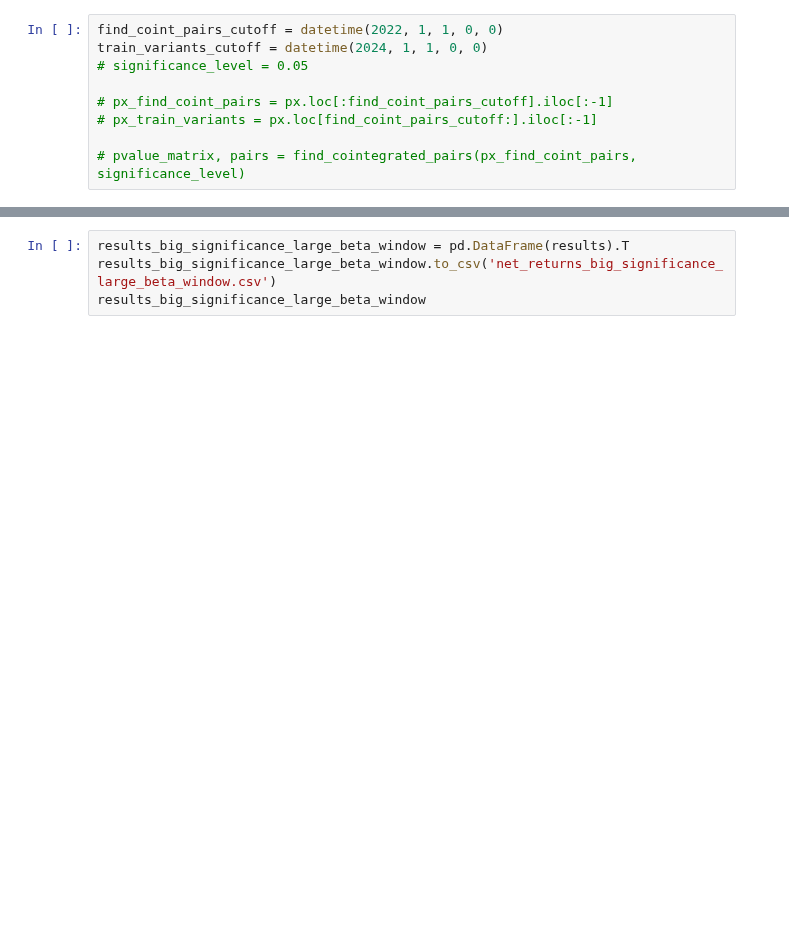
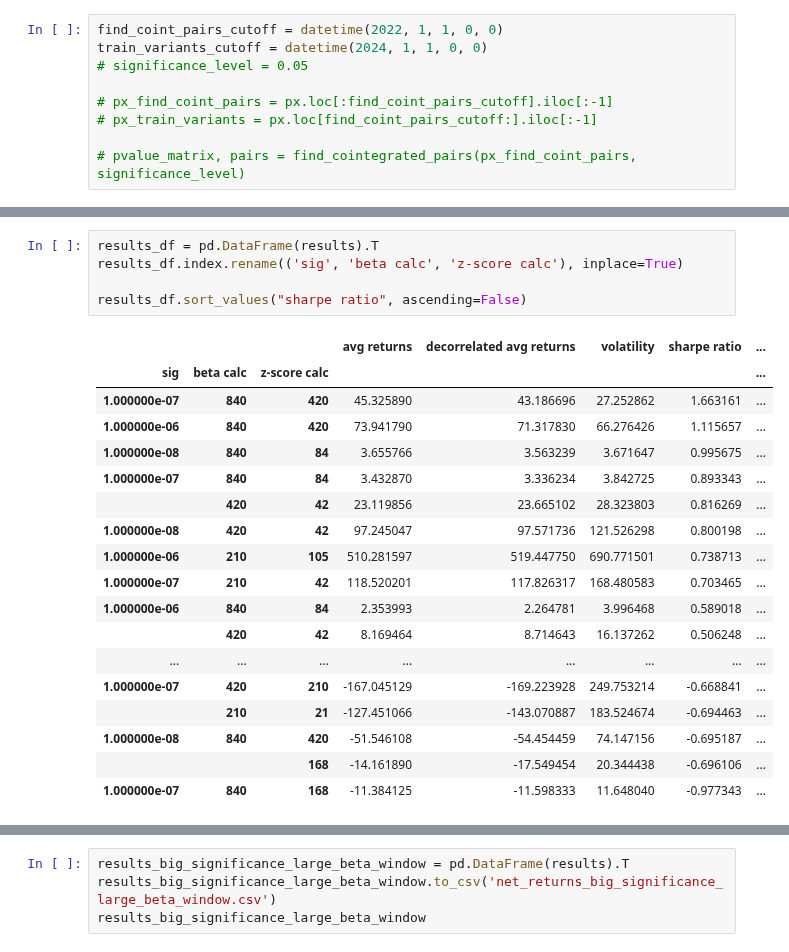
Before and after one commit to wbchristerson/crypto-strategies, a Jupyter notebook: updated_statistical_arbitrage_cointegration.ipynb, the cells around one changed output, grey strips where cells are left out. Saved outputs shown, nothing was run; the diff lists cells and outputs as text; blank space fills up the shorter version.

```diff
--- a/updated_statistical_arbitrage_cointegration.ipynb
+++ b/updated_statistical_arbitrage_cointegration.ipynb
@@ -365,0 +371,24 @@ for significance_level in (0.01, 0.02, 0.05):
+# %%
+results_df = pd.DataFrame(results).T
+results_df.index.rename(('sig', 'beta calc', 'z-score calc'), inplace=True)
+
+results_df.sort_values("sharpe ratio", ascending=False)
+# %% [output]
+|  |  |  | avg returns | decorrelated avg returns | volatility | sharpe ratio | ... |
+| sig | beta calc | z-score calc |  |  |  |  | ... |
+| 1.000000e-07 | 840 | 420 | 45.325890 | 43.186696 | 27.252862 | 1.663161 | ... |
+| 1.000000e-06 | 840 | 420 | 73.941790 | 71.317830 | 66.276426 | 1.115657 | ... |
+| 1.000000e-08 | 840 | 84 | 3.655766 | 3.563239 | 3.671647 | 0.995675 | ... |
+| 1.000000e-07 | 840 | 84 | 3.432870 | 3.336234 | 3.842725 | 0.893343 | ... |
+|  | 420 | 42 | 23.119856 | 23.665102 | 28.323803 | 0.816269 | ... |
+| 1.000000e-08 | 420 | 42 | 97.245047 | 97.571736 | 121.526298 | 0.800198 | ... |
+| 1.000000e-06 | 210 | 105 | 510.281597 | 519.447750 | 690.771501 | 0.738713 | ... |
+| 1.000000e-07 | 210 | 42 | 118.520201 | 117.826317 | 168.480583 | 0.703465 | ... |
+| 1.000000e-06 | 840 | 84 | 2.353993 | 2.264781 | 3.996468 | 0.589018 | ... |
+|  | 420 | 42 | 8.169464 | 8.714643 | 16.137262 | 0.506248 | ... |
+| ... | ... | ... | ... | ... | ... | ... | ... |
+| 1.000000e-07 | 420 | 210 | -167.045129 | -169.223928 | 249.753214 | -0.668841 | ... |
+|  | 210 | 21 | -127.451066 | -143.070887 | 183.524674 | -0.694463 | ... |
+| 1.000000e-08 | 840 | 420 | -51.546108 | -54.454459 | 74.147156 | -0.695187 | ... |
+|  |  | 168 | -14.161890 | -17.549454 | 20.344438 | -0.696106 | ... |
+| 1.000000e-07 | 840 | 168 | -11.384125 | -11.598333 | 11.648040 | -0.977343 | ... |
```
Also changed, not shown: parts of 11 cells of this notebook, 2 other files.
